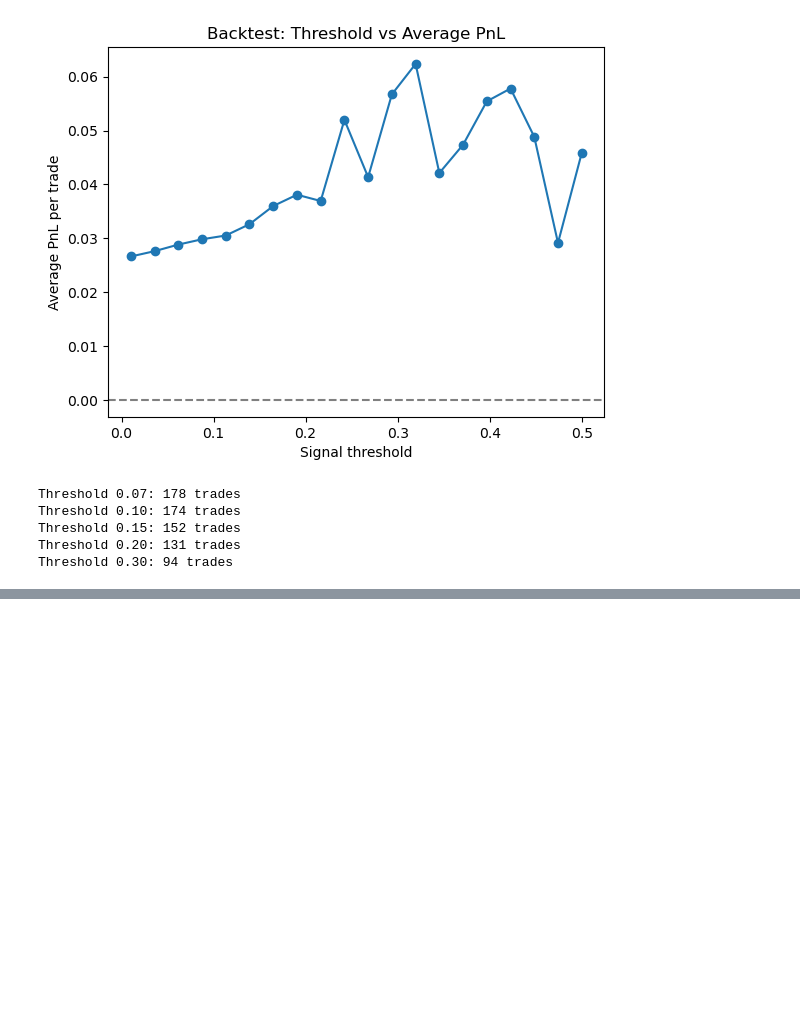
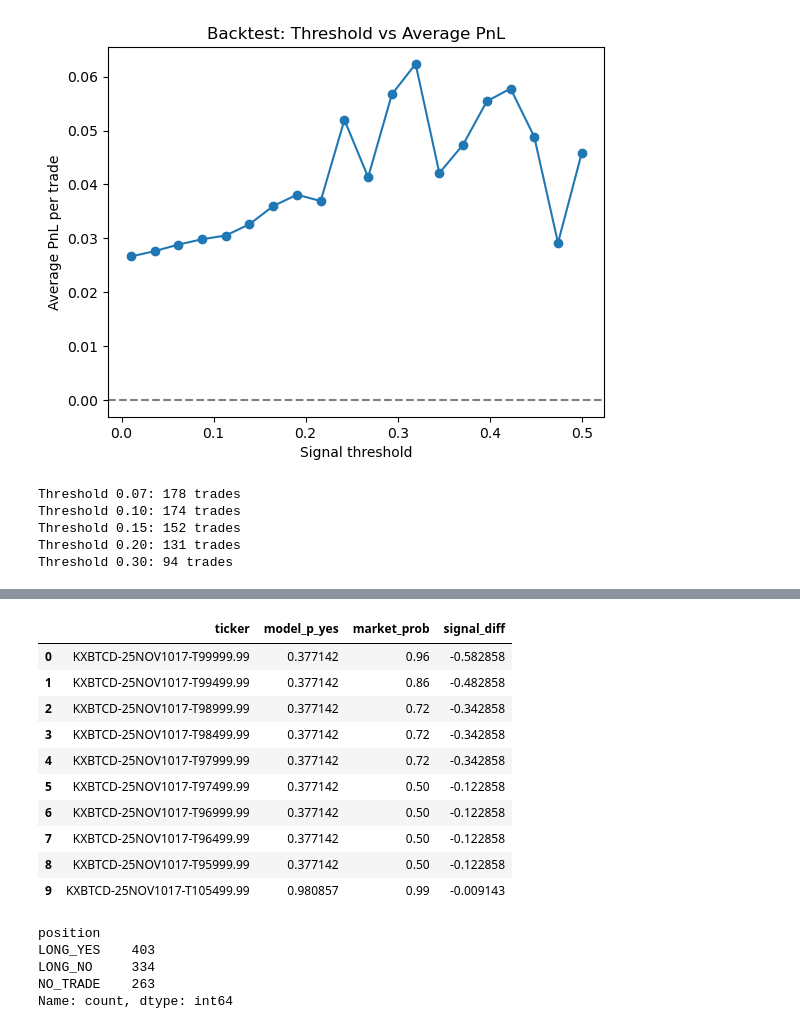
Before and after one commit to adamnhan/prediction-market-money-printer, a Jupyter notebook: notebooks/backtesting.ipynb, the cells around one changed output, grey strips where cells are left out. Saved outputs shown, nothing was run; the diff lists cells and outputs as text; code cells hidden in the pictures; blank space fills up the shorter version.

```diff
--- a/notebooks/backtesting.ipynb
+++ b/notebooks/backtesting.ipynb
@@ -379,0 +533,8 @@ Threshold 0.30: 94 trades
+# %%
+# Microstep: apply trained Crypto model to new data
+
+# Assumes final_log_model is already defined (from your earlier backtest notebook section)
+crypto_new["model_p_yes"] = final_log_model.predict_proba(X_new)[:, 1]
+
+print("Added model_p_yes to new Crypto markets.")
+crypto_new[["ticker", "model_p_yes"]].head()
@@ -379,0 +549,14 @@ Threshold 0.30: 94 trades
+# %%
+# Microstep: merge updated event_time into crypto_new
+
+enriched_new = pd.read_csv(DATA_DIR / "enriched_markets.csv")
+
+EVENT_TIME_COL = "event_time"
+
+crypto_new = crypto_new.merge(
+    enriched_new[["ticker", EVENT_TIME_COL]],
+    on="ticker",
+    how="left"
+)
+
+crypto_new[["ticker", EVENT_TIME_COL, "model_p_yes"]].head()
@@ -379,0 +630,11 @@ Threshold 0.30: 94 trades
+# %%
+# Microstep: compute market-implied probability from new enriched trades
+
+from tqdm import tqdm
+tqdm.pandas()
+
+crypto_new["market_prob"] = crypto_new.progress_apply(
+    get_market_prob_from_trades, axis=1
+)
+
+crypto_new[["ticker", "model_p_yes", "market_prob"]].head(10)
@@ -379,0 +653,39 @@ Threshold 0.30: 94 trades
+# %%
+# Microstep: compute model–market signal difference on NEW data
+
+crypto_new["signal_diff"] = crypto_new["model_p_yes"] - crypto_new["market_prob"]
+
+crypto_new[["ticker", "model_p_yes", "market_prob", "signal_diff"]].head(10)
+# %% [output]
+|  | ticker | model_p_yes | market_prob | signal_diff |
+| 0 | KXBTCD-25NOV1017-T99999.99 | 0.377142 | 0.96 | -0.582858 |
+| 1 | KXBTCD-25NOV1017-T99499.99 | 0.377142 | 0.86 | -0.482858 |
+| 2 | KXBTCD-25NOV1017-T98999.99 | 0.377142 | 0.72 | -0.342858 |
+| 3 | KXBTCD-25NOV1017-T98499.99 | 0.377142 | 0.72 | -0.342858 |
+| 4 | KXBTCD-25NOV1017-T97999.99 | 0.377142 | 0.72 | -0.342858 |
+| 5 | KXBTCD-25NOV1017-T97499.99 | 0.377142 | 0.50 | -0.122858 |
+| 6 | KXBTCD-25NOV1017-T96999.99 | 0.377142 | 0.50 | -0.122858 |
+| 7 | KXBTCD-25NOV1017-T96499.99 | 0.377142 | 0.50 | -0.122858 |
+| 8 | KXBTCD-25NOV1017-T95999.99 | 0.377142 | 0.50 | -0.122858 |
+| 9 | KXBTCD-25NOV1017-T105499.99 | 0.980857 | 0.99 | -0.009143 |
+# %%
+# Microstep: apply trading rule to new data
+
+THRESHOLD = 0.2  # same threshold that worked before
+
+def decide_trade(row):
+    if row["signal_diff"] > THRESHOLD:
+        return "LONG_YES"
+    elif row["signal_diff"] < -THRESHOLD:
+        return "LONG_NO"
+    else:
+        return "NO_TRADE"
+
+crypto_new["position"] = crypto_new.apply(decide_trade, axis=1)
+crypto_new["position"].value_counts()
+# %% [output]
+position
+LONG_YES    403
+LONG_NO     334
+NO_TRADE    263
+Name: count, dtype: int64
```
Also changed, not shown: parts of 16 cells of this notebook, 4 other files.
